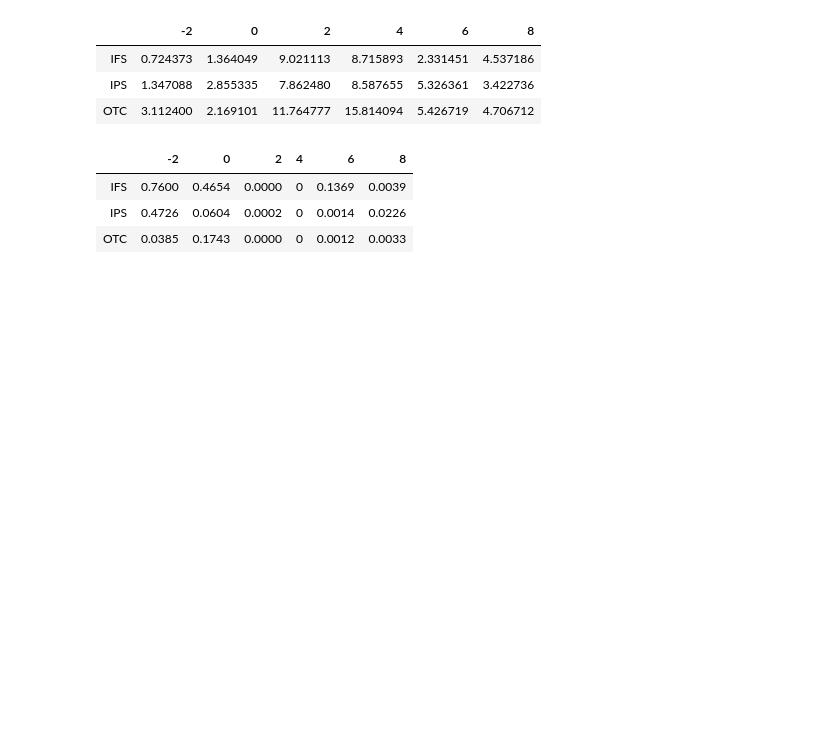
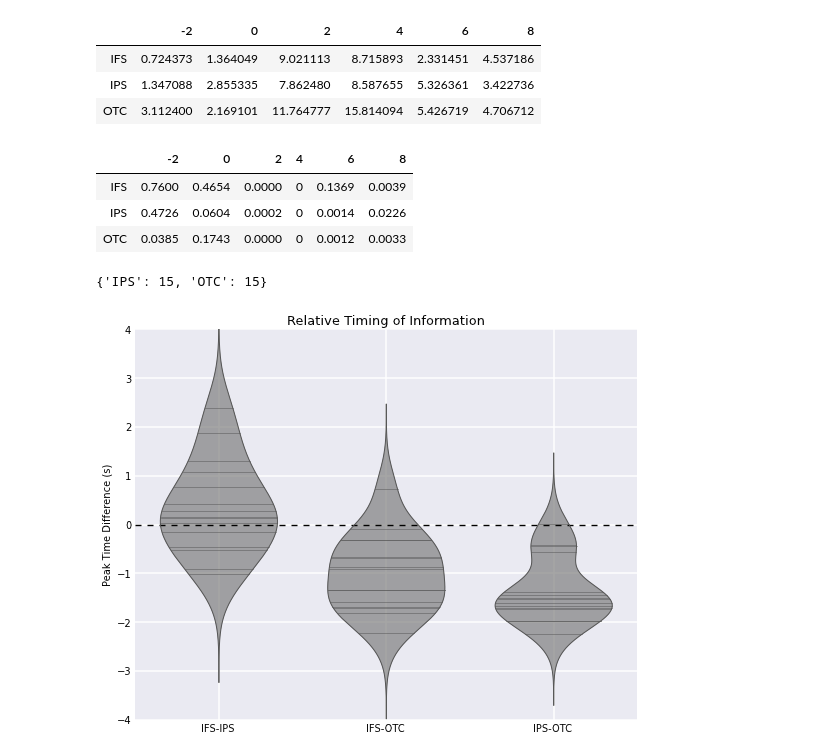
Before and after one commit to WagnerLabPapers/Waskom_JNeurosci_2014, a Jupyter notebook: DKsort_Neuron.ipynb, the cells around one changed output. Drawn from its saved outputs; the diff is of its cells as text; code cells hidden in the pictures; blank space fills up the shorter version.

```diff
--- a/DKsort_Neuron.ipynb
+++ b/DKsort_Neuron.ipynb
@@ -593,3 +592,28 @@ pd.DataFrame(post_corr_p_vals, index=frames * 2).T
 | IFS | 0.7600 | 0.4654 | 0.0000 | 0 | 0.1369 | 0.0039 |
 | IPS | 0.4726 | 0.0604 | 0.0002 | 0 | 0.0014 | 0.0226 |
 | OTC | 0.0385 | 0.1743 | 0.0000 | 0 | 0.0012 | 0.0033 |
+# %%
+print post_counts
+# %% [output]
+{'IPS': 15, 'OTC': 15}
+# %%
+peak_time = pd.DataFrame(index=subjects)
+x_orig = linspace(-2, 8, 6)
+x_up = linspace(-2, 8, 1201)
+for roi in post_rois:
+    peak_time[roi] = np.argmax(interp1d(x_orig, post_accs[roi], "cubic")(x_up)[:, 201:-200], axis=1) / 100.
+
+for roi_a, roi_b in itertools.combinations(post_rois, 2):
+    diff_key = "-".join([roi_a, roi_b])
+    peak_time[diff_key] = peak_time[roi_a] - peak_time[roi_b]
+# %%
+f, ax = subplots(1, 1, figsize=(9, 7))
+ax.axhline(0, linestyle="--", color="k")
+sns.violin(np.array(peak_time[peak_time.columns[3:]]), inner="stick", color="gray", widths=.7, ax=ax)
+ax.set_xticklabels(peak_time.columns[3:])
+ax.set_ylim((-4, 4))
+ticks = ax.get_yticks()
+ax.set_title("Relative Timing of Information")
+ax.set_ylabel("Peak Time Difference (s)");
+# %% [output]
+[figure, added]
```
Also changed, not shown: parts of 29 cells of this notebook.
